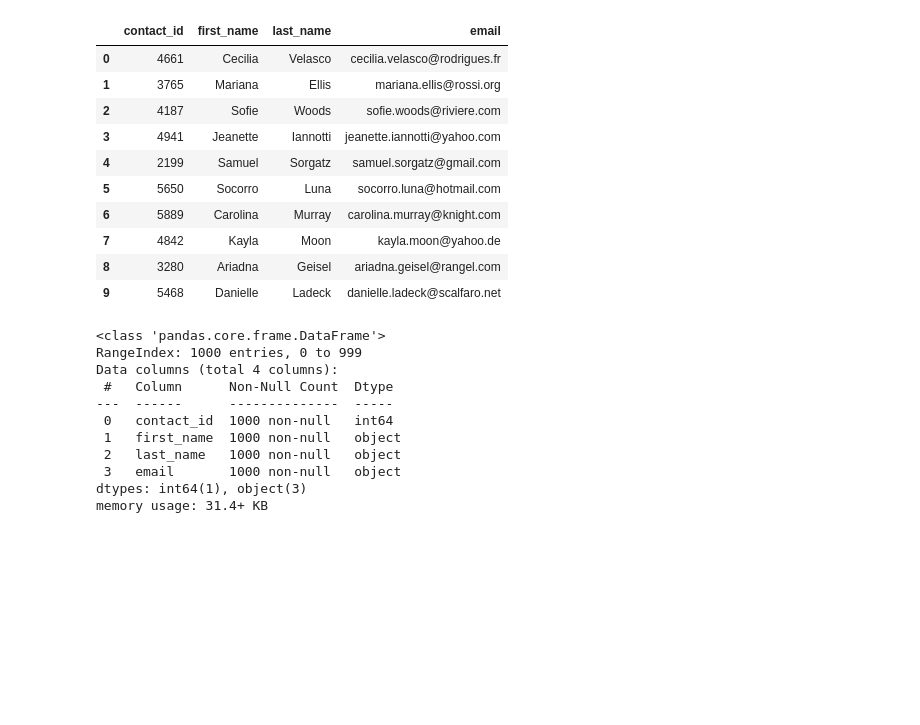
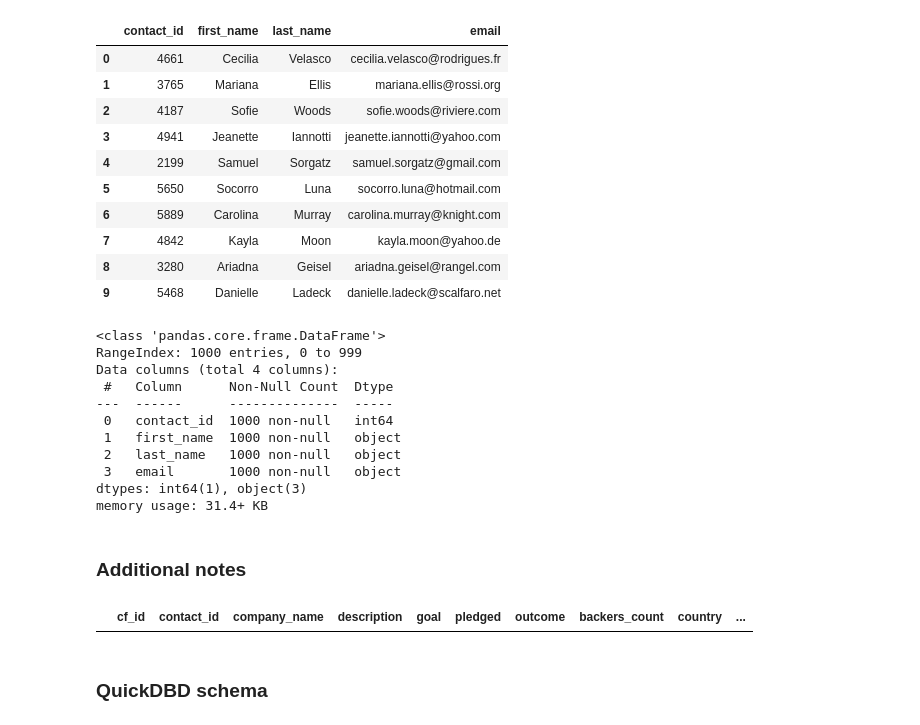
Before and after one commit to Jaeroc09/crowdfunding_ETL, a Jupyter notebook: ETL_mini_project.ipynb, the cells around one changed output. Saved outputs shown, nothing was run; the diff lists cells and outputs as text; code cells hidden in the pictures; blank space fills up the shorter version.

```diff
--- a/ETL_mini_project.ipynb
+++ b/ETL_mini_project.ipynb
@@ -541,3 +541,12 @@ memory usage: 31.4+ KB
 # %%
 # Export the DataFrame as a CSV file.
 contacts_df_clean.to_csv("Resources/contacts.csv", encoding='utf8', index=False)
+# %% [markdown]
+### Additional notes
+# %%
+# Used to check for duplicated values prior to db schema creation
+campaign_cleaned_df[campaign_cleaned_df.duplicated(['cf_id'], keep=False)]
+# %% [output]
+|  | cf_id | contact_id | company_name | description | goal | pledged | outcome | backers_count | country | ... |
+# %% [markdown]
+### QuickDBD schema
```
Also changed, not shown: parts of 1 cell of this notebook, 3 other files.
